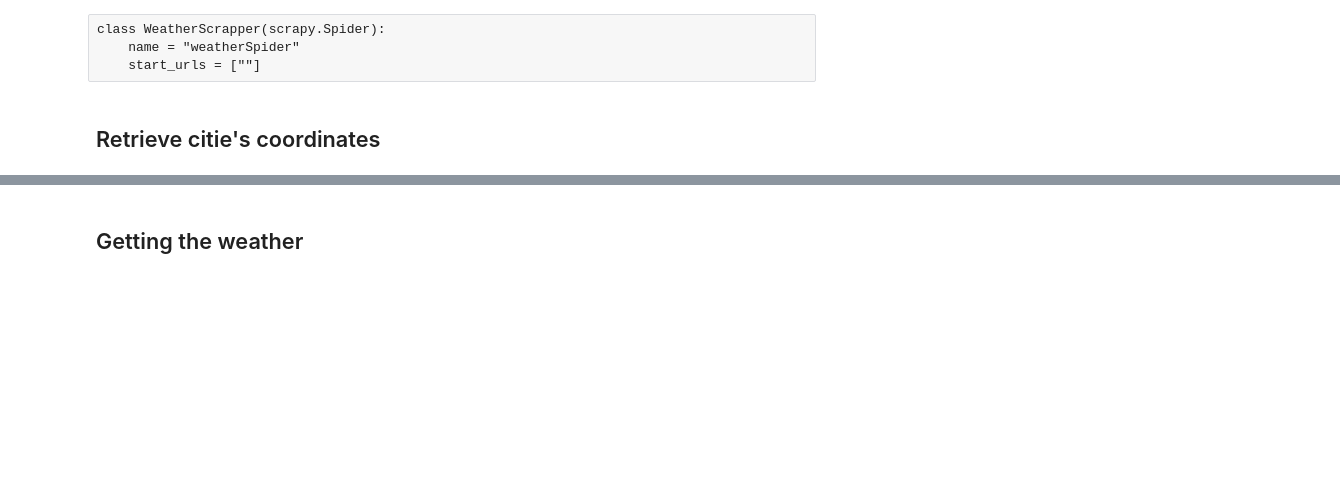
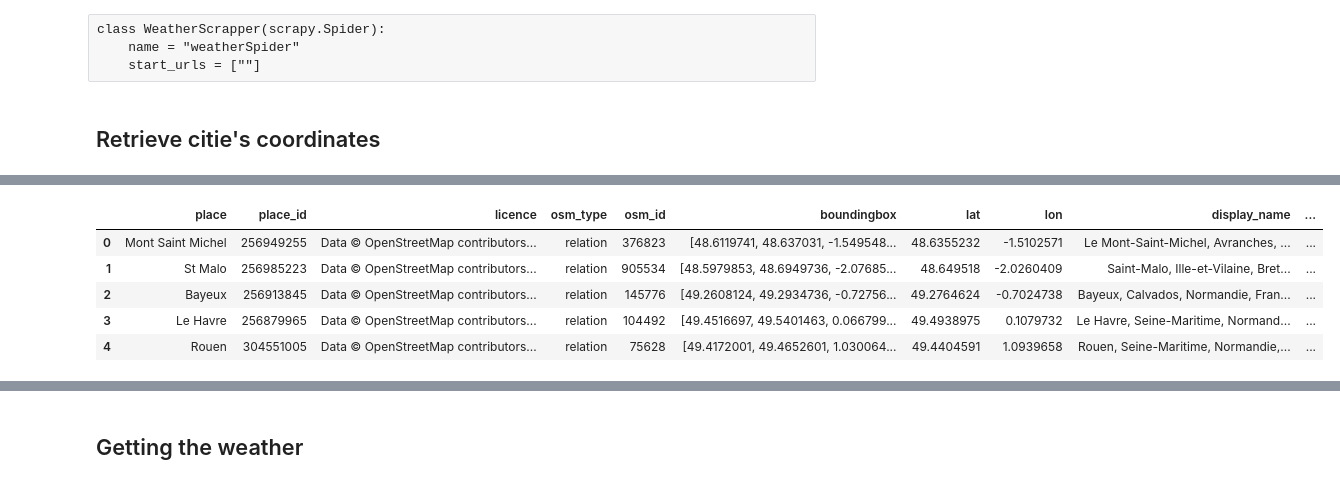
Before and after one commit to pattypooh/pez-jedha, a Jupyter notebook: 03-data-collection/projet/02-weather.ipynb, the cells around one changed output, grey strips where cells are left out. Cells and saved outputs as stored; diff of their text form; code cells hidden in the pictures; blank space fills up the shorter version.

```diff
--- a/03-data-collection/projet/02-weather.ipynb
+++ b/03-data-collection/projet/02-weather.ipynb
@@ -43,4 +56,0 @@ dict
-# %%
-results = list()
-for city in cities_red:
-    results.append(retrieve_one_city(city))
@@ -66,0 +57,10 @@ results[:2]
+# %%
+def retrieve_cities(city_names)->list:
+    retrieved_cities = list()
+    for city in city_names:
+        data = retrieve_one_city(city) #city_data is a dictionary
+        city_dict = {'place': city, **data} ## ** used to unpack the elements of the dictionary
+        retrieved_cities.append(city_dict)
+    return retrieved_cities
+# %%
+retrieved_cities=retrieve_cities(cities_red)
@@ -66,0 +71,2 @@ results[:2]
+# %%
+cities_df = pd.DataFrame(retrieved_cities)
@@ -66,0 +88,9 @@ results[:2]
+# %%
+cities_df.head()
+# %% [output]
+|  | place | place_id | licence | osm_type | osm_id | boundingbox | lat | lon | display_name | ... |
+| 0 | Mont Saint Michel | 256949255 | Data © OpenStreetMap contributors... | relation | 376823 | [48.6119741, 48.637031, -1.549548... | 48.6355232 | -1.5102571 | Le Mont-Saint-Michel, Avranches, ... | ... |
+| 1 | St Malo | 256985223 | Data © OpenStreetMap contributors... | relation | 905534 | [48.5979853, 48.6949736, -2.07685... | 48.649518 | -2.0260409 | Saint-Malo, Ille-et-Vilaine, Bret... | ... |
+| 2 | Bayeux | 256913845 | Data © OpenStreetMap contributors... | relation | 145776 | [49.2608124, 49.2934736, -0.72756... | 49.2764624 | -0.7024738 | Bayeux, Calvados, Normandie, Fran... | ... |
+| 3 | Le Havre | 256879965 | Data © OpenStreetMap contributors... | relation | 104492 | [49.4516697, 49.5401463, 0.066799... | 49.4938975 | 0.1079732 | Le Havre, Seine-Maritime, Normand... | ... |
+| 4 | Rouen | 304551005 | Data © OpenStreetMap contributors... | relation | 75628 | [49.4172001, 49.4652601, 1.030064... | 49.4404591 | 1.0939658 | Rouen, Seine-Maritime, Normandie,... | ... |
```
Also changed, not shown: parts of 54 cells of this notebook, 40 other files.
